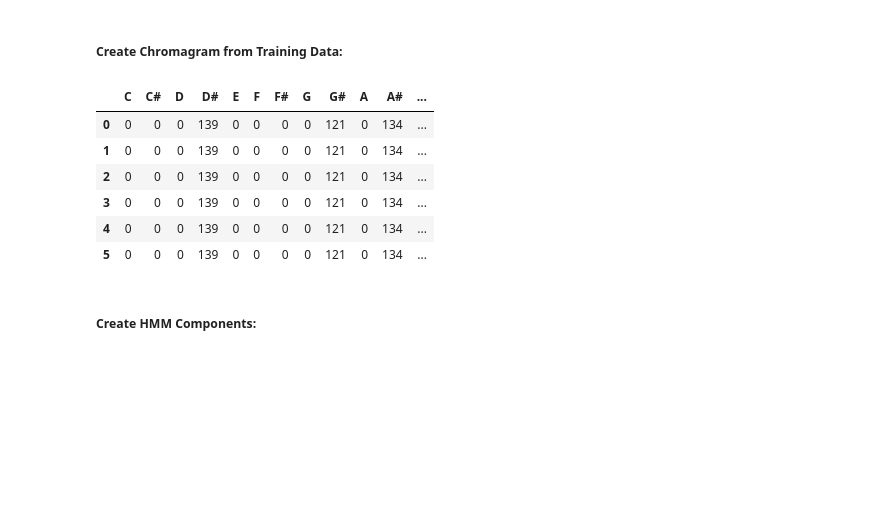
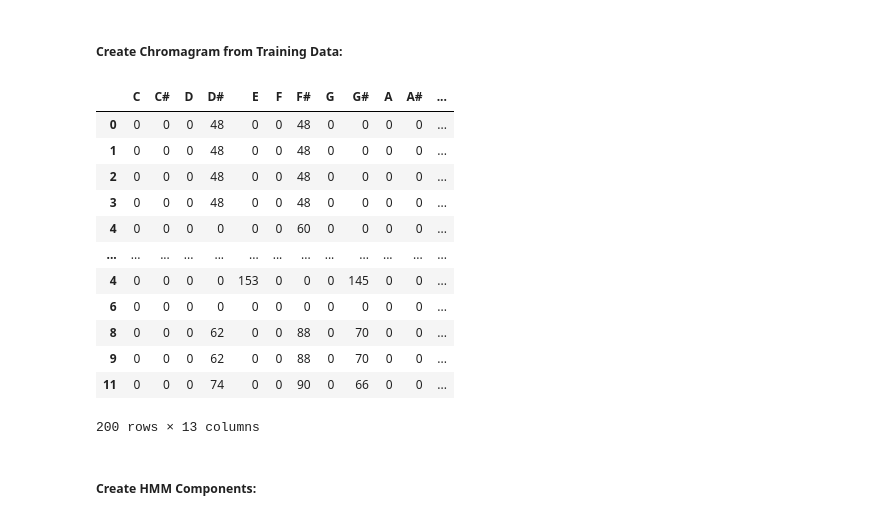
Before and after one commit to julianwsavini/CS4100_Final, a Jupyter notebook: training_pipeline.ipynb, the cells around one changed output. Saved outputs shown, nothing was run; the diff lists cells and outputs as text; code cells hidden in the pictures; blank space fills up the shorter version.

```diff
--- a/training_pipeline.ipynb
+++ b/training_pipeline.ipynb
@@ -34,20 +35,26 @@ with open(r"dataset.pkl", 'rb') as data:
 # %%
 song_chromagrams = []
 for song_name in tqdm(list(training_piece_names)):
     indiv_chroma = get_chromagram(song_name, midi_data)
     formatted = format_indiv_chroma(indiv_chroma)
     song_chromagrams.append(indiv_chroma)
 
 chromagram = pd.concat(song_chromagrams)
-chromagram.head(6)
+chromagram.head(200)
 # %% [output]
 |  | C | C# | D | D# | E | F | F# | G | G# | A | A# | ... |
-| 0 | 0 | 0 | 0 | 139 | 0 | 0 | 0 | 0 | 121 | 0 | 134 | ... |
-| 1 | 0 | 0 | 0 | 139 | 0 | 0 | 0 | 0 | 121 | 0 | 134 | ... |
-| 2 | 0 | 0 | 0 | 139 | 0 | 0 | 0 | 0 | 121 | 0 | 134 | ... |
-| 3 | 0 | 0 | 0 | 139 | 0 | 0 | 0 | 0 | 121 | 0 | 134 | ... |
-| 4 | 0 | 0 | 0 | 139 | 0 | 0 | 0 | 0 | 121 | 0 | 134 | ... |
-| 5 | 0 | 0 | 0 | 139 | 0 | 0 | 0 | 0 | 121 | 0 | 134 | ... |
+| 0 | 0 | 0 | 0 | 48 | 0 | 0 | 48 | 0 | 0 | 0 | 0 | ... |
+| 1 | 0 | 0 | 0 | 48 | 0 | 0 | 48 | 0 | 0 | 0 | 0 | ... |
+| 2 | 0 | 0 | 0 | 48 | 0 | 0 | 48 | 0 | 0 | 0 | 0 | ... |
+| 3 | 0 | 0 | 0 | 48 | 0 | 0 | 48 | 0 | 0 | 0 | 0 | ... |
+| 4 | 0 | 0 | 0 | 0 | 0 | 0 | 60 | 0 | 0 | 0 | 0 | ... |
+| ... | ... | ... | ... | ... | ... | ... | ... | ... | ... | ... | ... | ... |
+| 4 | 0 | 0 | 0 | 0 | 153 | 0 | 0 | 0 | 145 | 0 | 0 | ... |
+| 6 | 0 | 0 | 0 | 0 | 0 | 0 | 0 | 0 | 0 | 0 | 0 | ... |
+| 8 | 0 | 0 | 0 | 62 | 0 | 0 | 88 | 0 | 70 | 0 | 0 | ... |
+| 9 | 0 | 0 | 0 | 62 | 0 | 0 | 88 | 0 | 70 | 0 | 0 | ... |
+| 11 | 0 | 0 | 0 | 74 | 0 | 0 | 90 | 0 | 66 | 0 | 0 | ... |
+200 rows × 13 columns
 # %% [markdown]
 ##### Create HMM Components:
 # %% [markdown]
```
Also changed, not shown: parts of 7 cells of this notebook.
